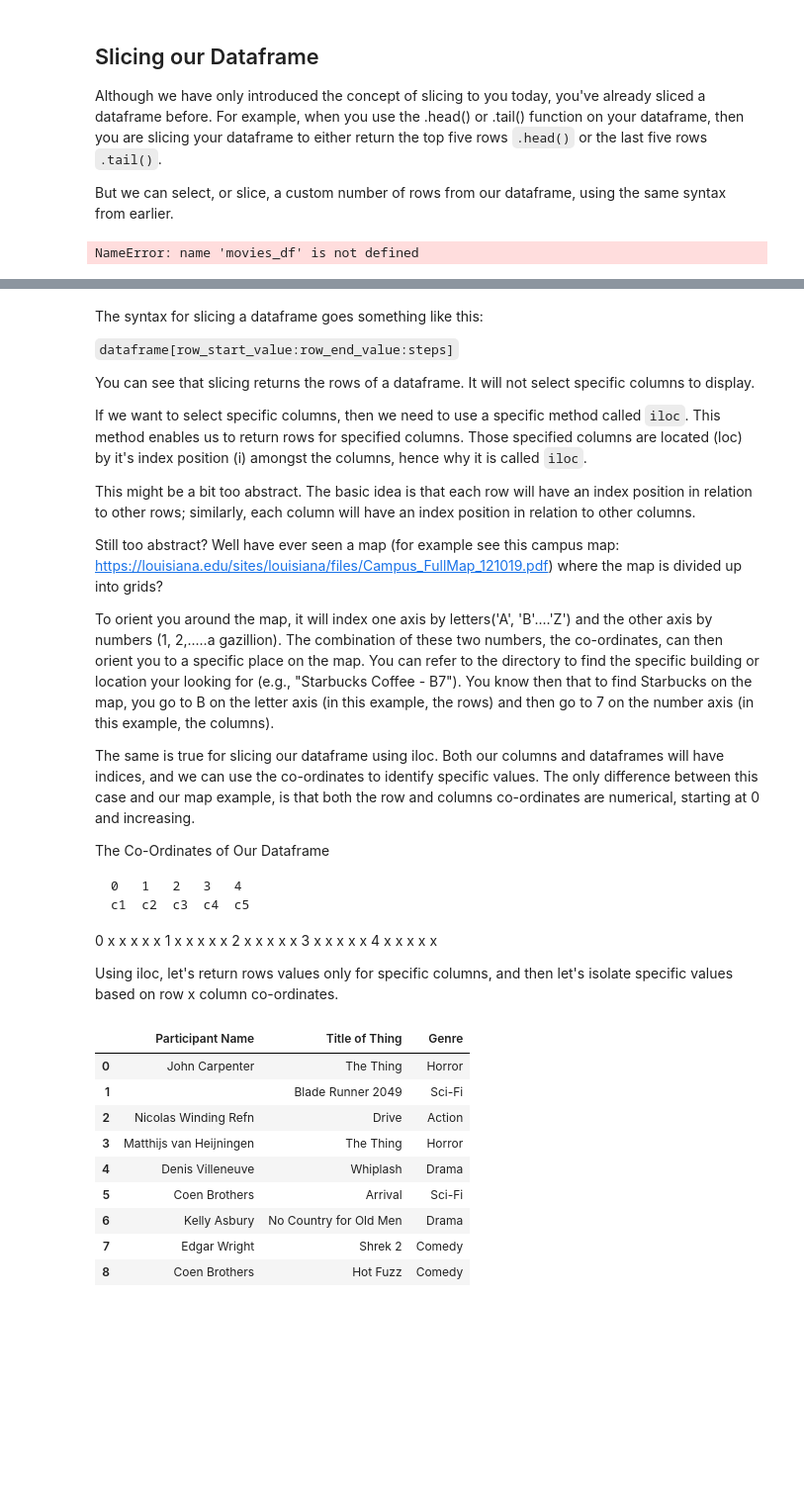
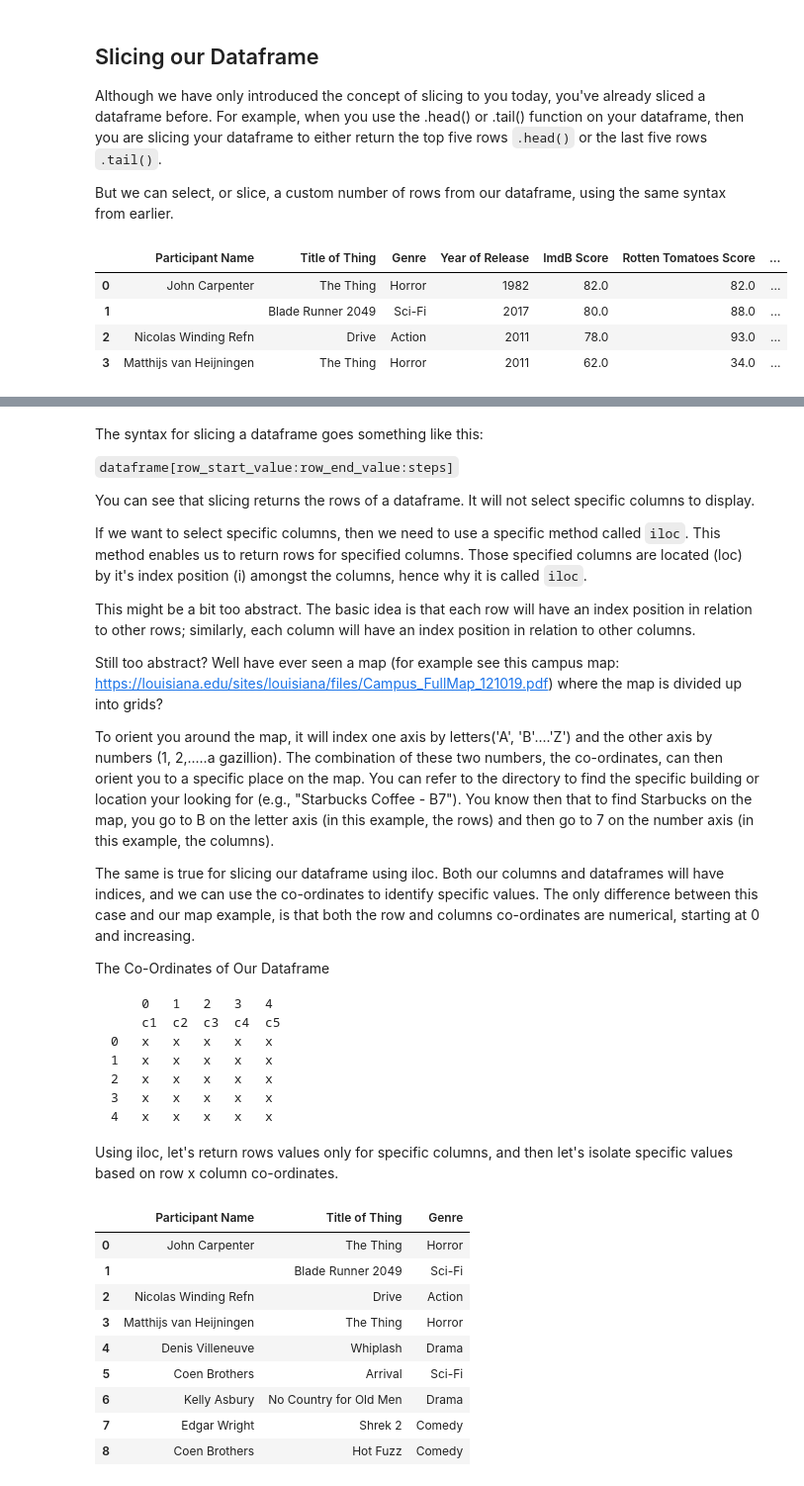
Before and after one commit to spider-z3r0/ULpsych_programing_club, a Jupyter notebook: src/Week 6.ipynb, the cells around one changed output, grey strips where cells are left out. Shown: that part at 99% size. Saved outputs shown, nothing was run; the diff lists cells and outputs as text; code cells hidden in the pictures; blank space fills up the shorter version.

```diff
--- a/src/Week 6.ipynb
+++ b/src/Week 6.ipynb
@@ -202,11 +202,14 @@ But we can select, or slice, a custom number of rows from our dataframe, using t
 # %%
 #let's display the first four rows from our df_movies dataframe
 
-#first two
 
-movies_df[0:3]
+movies_df[0:4]
 # %% [output]
-NameError: name 'movies_df' is not defined
+|  | Participant Name | Title of Thing | Genre | Year of Release | ImdB Score | Rotten Tomatoes Score | ... |
+| 0 | John Carpenter | The Thing | Horror | 1982 | 82.0 | 82.0 | ... |
+| 1 |  | Blade Runner 2049 | Sci-Fi | 2017 | 80.0 | 88.0 | ... |
+| 2 | Nicolas Winding Refn | Drive | Action | 2011 | 78.0 | 93.0 | ... |
+| 3 | Matthijs van Heijningen | The Thing | Horror | 2011 | 62.0 | 34.0 | ... |
 # %%
 #we can use negative indexing to display the last three from our df_movies dataframe
 
@@ -250,13 +253,13 @@ The same is true for slicing our dataframe using iloc. Both our columns and data
 
 The Co-Ordinates of Our Dataframe
 
-    0   1   2   3   4
-    c1  c2  c3  c4  c5
-0   x   x   x   x   x
-1   x   x   x   x   x
-2   x   x   x   x   x
-3   x   x   x   x   x
-4   x   x   x   x   x
+        0   1   2   3   4
+        c1  c2  c3  c4  c5
+    0   x   x   x   x   x
+    1   x   x   x   x   x
+    2   x   x   x   x   x
+    3   x   x   x   x   x
+    4   x   x   x   x   x
 
 
 Using iloc, let's return rows values only for specific columns, and then let's isolate specific values based on row x column co-ordinates.
```
Also changed, not shown: parts of 6 cells of this notebook.
